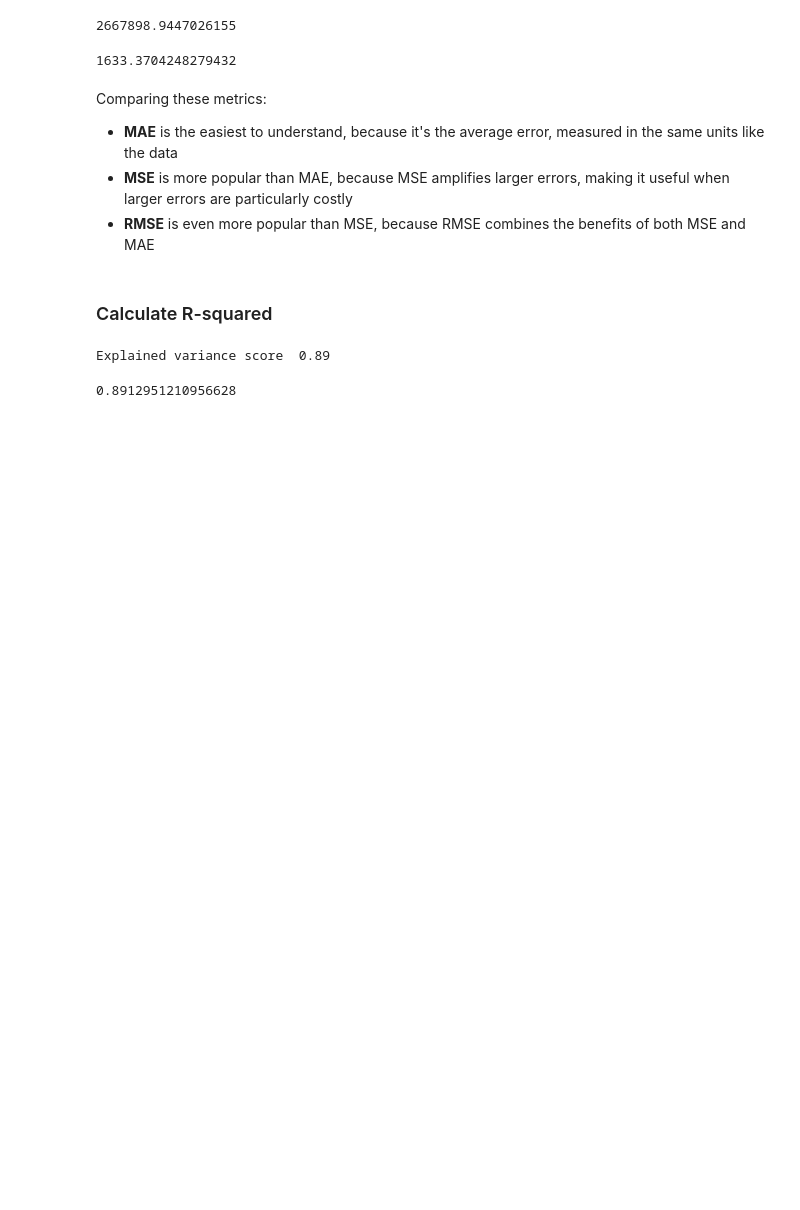
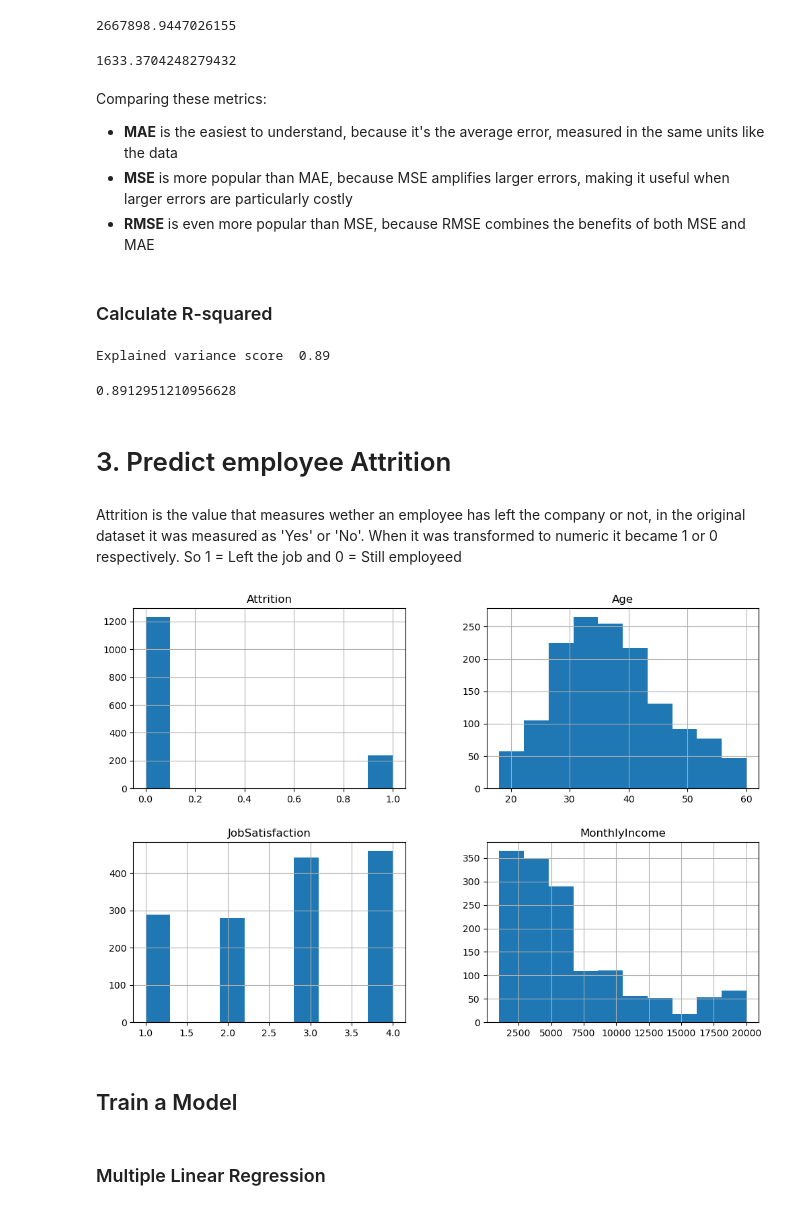
Before and after one commit to Gervig/Business-Intelligence, a Jupyter notebook: MP3/MP3 - Casper.ipynb, the cells around one changed output. Saved outputs shown, nothing was run; the diff lists cells and outputs as text; code cells hidden in the pictures; blank space fills up the shorter version.

```diff
--- a/MP3/MP3 - Casper.ipynb
+++ b/MP3/MP3 - Casper.ipynb
@@ -470,3 +471,16 @@ from sklearn.metrics import r2_score
 r2_score(y_test, y_predicted)
 # %% [output]
 0.8912951210956628
+# %% [markdown]
+# 3. Predict employee Attrition
+# %% [markdown]
+Attrition is the value that measures wether an employee has left the company or not, in the original dataset it was measured as 'Yes' or 'No'. When it was transformed to numeric it became 1 or 0 respectively. So 1 = Left the job and 0 = Still employeed
+# %%
+data1[['Attrition','Age','JobSatisfaction', 'MonthlyIncome']].hist(figsize=(12,8))
+plt.show()
+# %% [output]
+[figure, added]
+# %% [markdown]
+## Train a Model
+# %% [markdown]
+### Multiple Linear Regression
```
Also changed, not shown: parts of 4 cells of this notebook.
